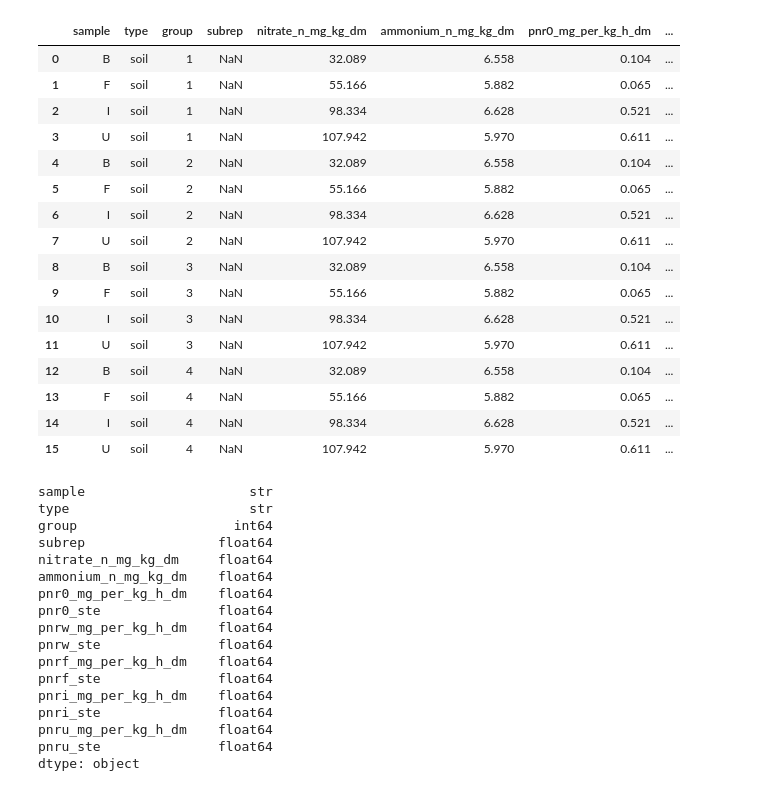
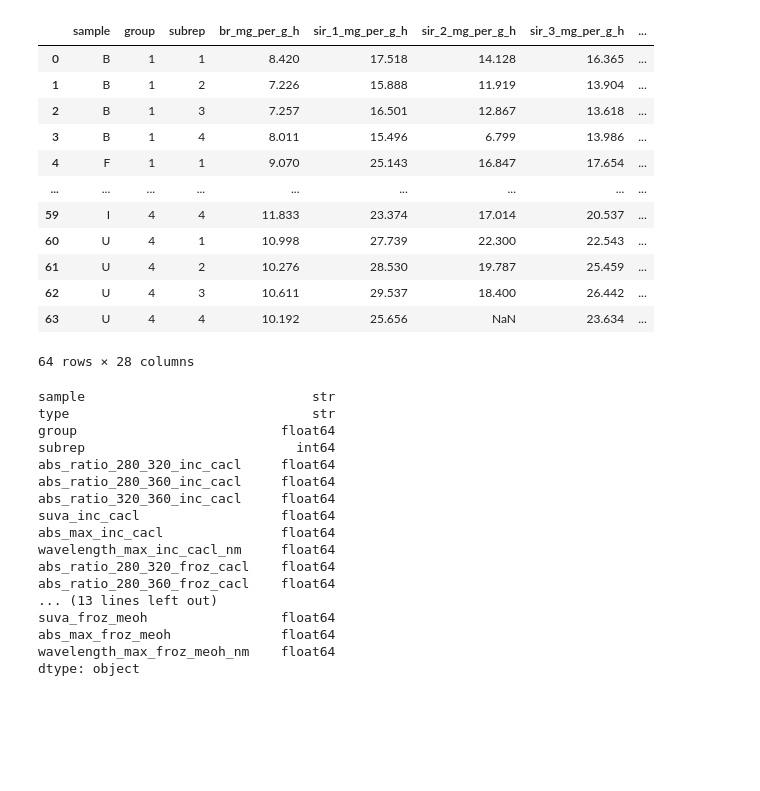
Before and after one commit to danielsehr/GEO6, a Jupyter notebook: src/geo6/main.ipynb, the cells around one changed output. Drawn from its saved outputs; the diff is of its cells as text; code cells hidden in the pictures; blank space fills up the shorter version.

```diff
--- a/src/geo6/main.ipynb
+++ b/src/geo6/main.ipynb
@@ -11,42 +11,38 @@ from geo6.io.io import load_data
 # %%
 data = load_data()
 # %%
-data.nitrification_rate
+data.microresp
 # %% [output]
-|  | sample | type | group | subrep | nitrate_n_mg_kg_dm | ammonium_n_mg_kg_dm | pnr0_mg_per_kg_h_dm | ... |
-| 0 | B | soil | 1 | NaN | 32.089 | 6.558 | 0.104 | ... |
-| 1 | F | soil | 1 | NaN | 55.166 | 5.882 | 0.065 | ... |
-| 2 | I | soil | 1 | NaN | 98.334 | 6.628 | 0.521 | ... |
-| 3 | U | soil | 1 | NaN | 107.942 | 5.970 | 0.611 | ... |
-| 4 | B | soil | 2 | NaN | 32.089 | 6.558 | 0.104 | ... |
-| 5 | F | soil | 2 | NaN | 55.166 | 5.882 | 0.065 | ... |
-| 6 | I | soil | 2 | NaN | 98.334 | 6.628 | 0.521 | ... |
-| 7 | U | soil | 2 | NaN | 107.942 | 5.970 | 0.611 | ... |
-| 8 | B | soil | 3 | NaN | 32.089 | 6.558 | 0.104 | ... |
-| 9 | F | soil | 3 | NaN | 55.166 | 5.882 | 0.065 | ... |
-| 10 | I | soil | 3 | NaN | 98.334 | 6.628 | 0.521 | ... |
-| 11 | U | soil | 3 | NaN | 107.942 | 5.970 | 0.611 | ... |
-| 12 | B | soil | 4 | NaN | 32.089 | 6.558 | 0.104 | ... |
-| 13 | F | soil | 4 | NaN | 55.166 | 5.882 | 0.065 | ... |
-| 14 | I | soil | 4 | NaN | 98.334 | 6.628 | 0.521 | ... |
-| 15 | U | soil | 4 | NaN | 107.942 | 5.970 | 0.611 | ... |
+|  | sample | group | subrep | br_mg_per_g_h | sir_1_mg_per_g_h | sir_2_mg_per_g_h | sir_3_mg_per_g_h | ... |
+| 0 | B | 1 | 1 | 8.420 | 17.518 | 14.128 | 16.365 | ... |
+| 1 | B | 1 | 2 | 7.226 | 15.888 | 11.919 | 13.904 | ... |
+| 2 | B | 1 | 3 | 7.257 | 16.501 | 12.867 | 13.618 | ... |
+| 3 | B | 1 | 4 | 8.011 | 15.496 | 6.799 | 13.986 | ... |
+| 4 | F | 1 | 1 | 9.070 | 25.143 | 16.847 | 17.654 | ... |
+| ... | ... | ... | ... | ... | ... | ... | ... | ... |
+| 59 | I | 4 | 4 | 11.833 | 23.374 | 17.014 | 20.537 | ... |
+| 60 | U | 4 | 1 | 10.998 | 27.739 | 22.300 | 22.543 | ... |
+| 61 | U | 4 | 2 | 10.276 | 28.530 | 19.787 | 25.459 | ... |
+| 62 | U | 4 | 3 | 10.611 | 29.537 | 18.400 | 26.442 | ... |
+| 63 | U | 4 | 4 | 10.192 | 25.656 | NaN | 23.634 | ... |
+64 rows × 28 columns
 # %%
-data.nitrification_rate.dtypes
+data.microresp.dtypes
 # %% [output]
-sample                     str
-type                       str
-group                    int64
-subrep                 float64
-nitrate_n_mg_kg_dm     float64
-ammonium_n_mg_kg_dm    float64
-pnr0_mg_per_kg_h_dm    float64
-pnr0_ste               float64
-pnrw_mg_per_kg_h_dm    float64
-pnrw_ste               float64
-pnrf_mg_per_kg_h_dm    float64
-pnrf_ste               float64
-pnri_mg_per_kg_h_dm    float64
-pnri_ste               float64
-pnru_mg_per_kg_h_dm    float64
-pnru_ste               float64
+sample                             str
+type                               str
+group                          float64
+subrep                           int64
+abs_ratio_280_320_inc_cacl     float64
+abs_ratio_280_360_inc_cacl     float64
+abs_ratio_320_360_inc_cacl     float64
+suva_inc_cacl                  float64
+abs_max_inc_cacl               float64
+wavelength_max_inc_cacl_nm     float64
+abs_ratio_280_320_froz_cacl    float64
+abs_ratio_280_360_froz_cacl    float64
+... (13 lines left out)
+suva_froz_meoh                 float64
+abs_max_froz_meoh              float64
+wavelength_max_froz_meoh_nm    float64
 dtype: object
```
Also changed, not shown: 2 other files.
